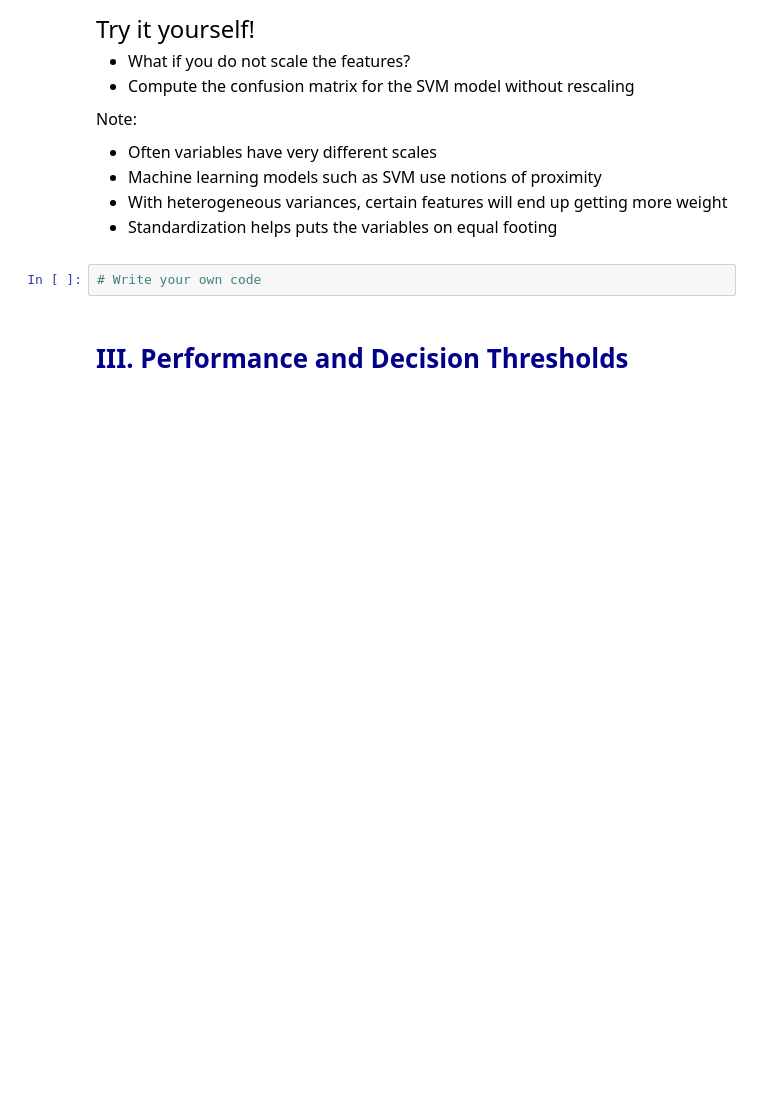
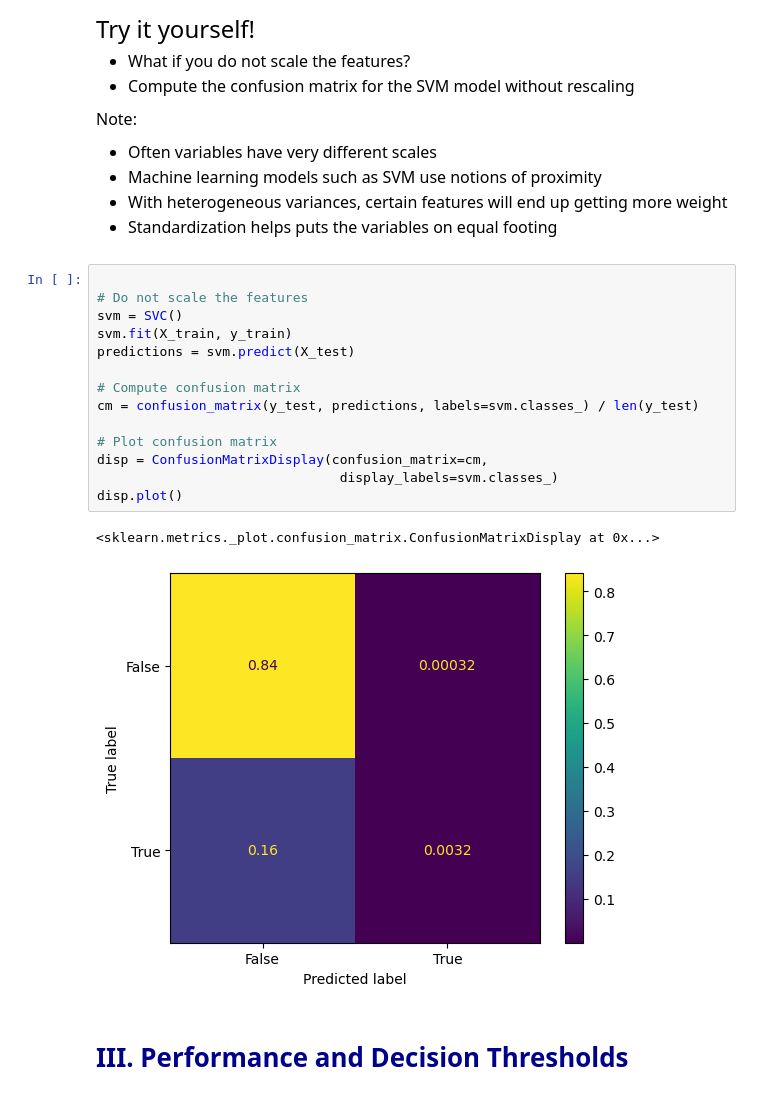
Before and after one commit to lornalyu/qtm531spring2024, a Jupyter notebook: Lecture 17/Lecture 17a - Classification Metrics.ipynb, the cells around one changed output. Cells and saved outputs as stored; diff of their text form; blank space fills up the shorter version.

```diff
--- a/Lecture 17/Lecture 17a - Classification Metrics.ipynb
+++ b/Lecture 17/Lecture 17a - Classification Metrics.ipynb
@@ -230,8 +230,23 @@ Note:
 - With heterogeneous variances, certain features will end up getting more
 weight
 - Standardization helps puts the variables on equal footing
-# %%
-# Write your own code
+# %%
+
+# Do not scale the features
+svm = SVC()
+svm.fit(X_train, y_train)
+predictions = svm.predict(X_test)
+
+# Compute confusion matrix
+cm = confusion_matrix(y_test, predictions, labels=svm.classes_) / len(y_test)
+
+# Plot confusion matrix
+disp = ConfusionMatrixDisplay(confusion_matrix=cm,
+                               display_labels=svm.classes_)
+disp.plot()
+# %% [output]
+<sklearn.metrics._plot.confusion_matrix.ConfusionMatrixDisplay at 0x...>
+[figure, added]
 # %% [markdown]
 # <span style="color:darkblue"> III. Performance and Decision Thresholds </span>
 # %% [markdown]
```
Also changed, not shown: parts of 10 cells of this notebook.
